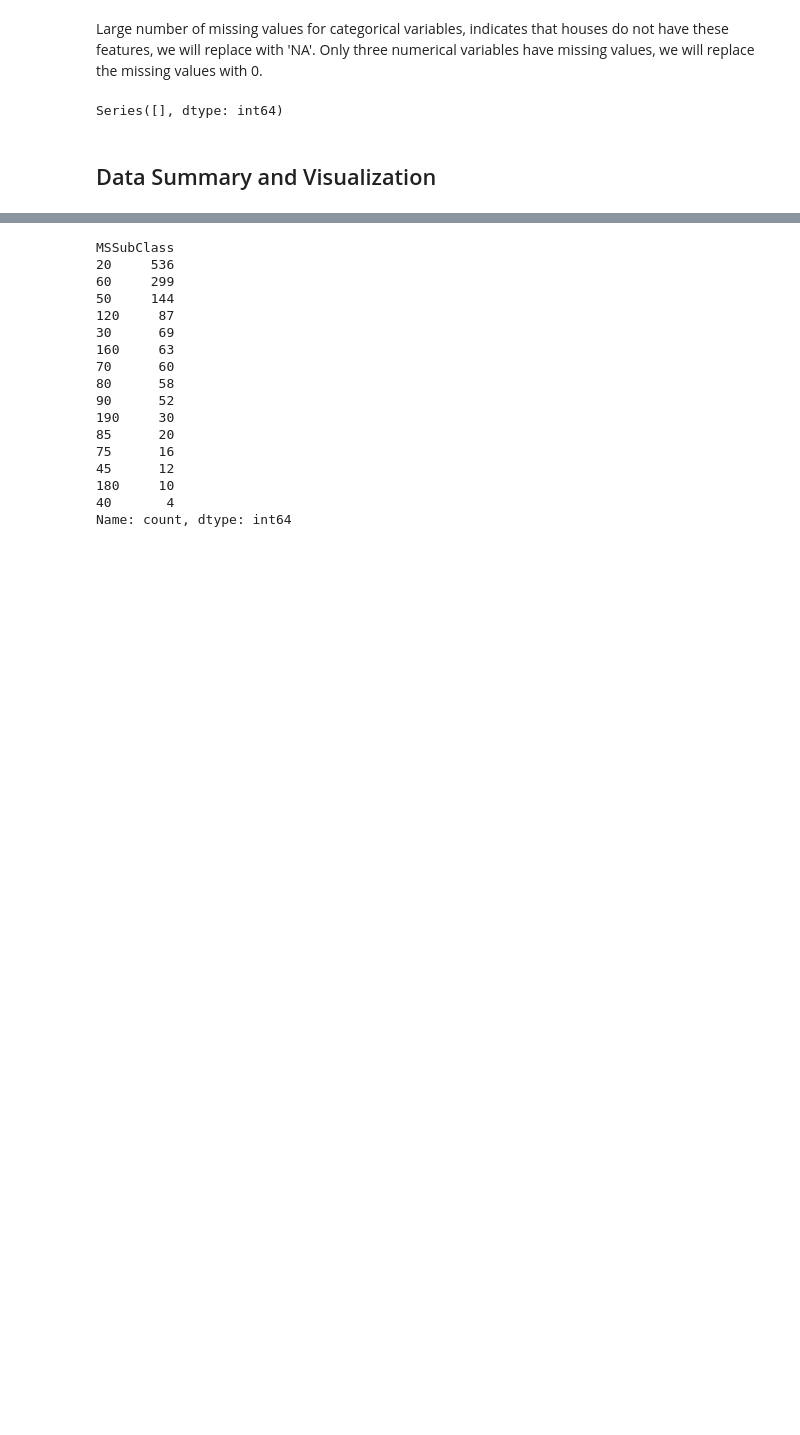
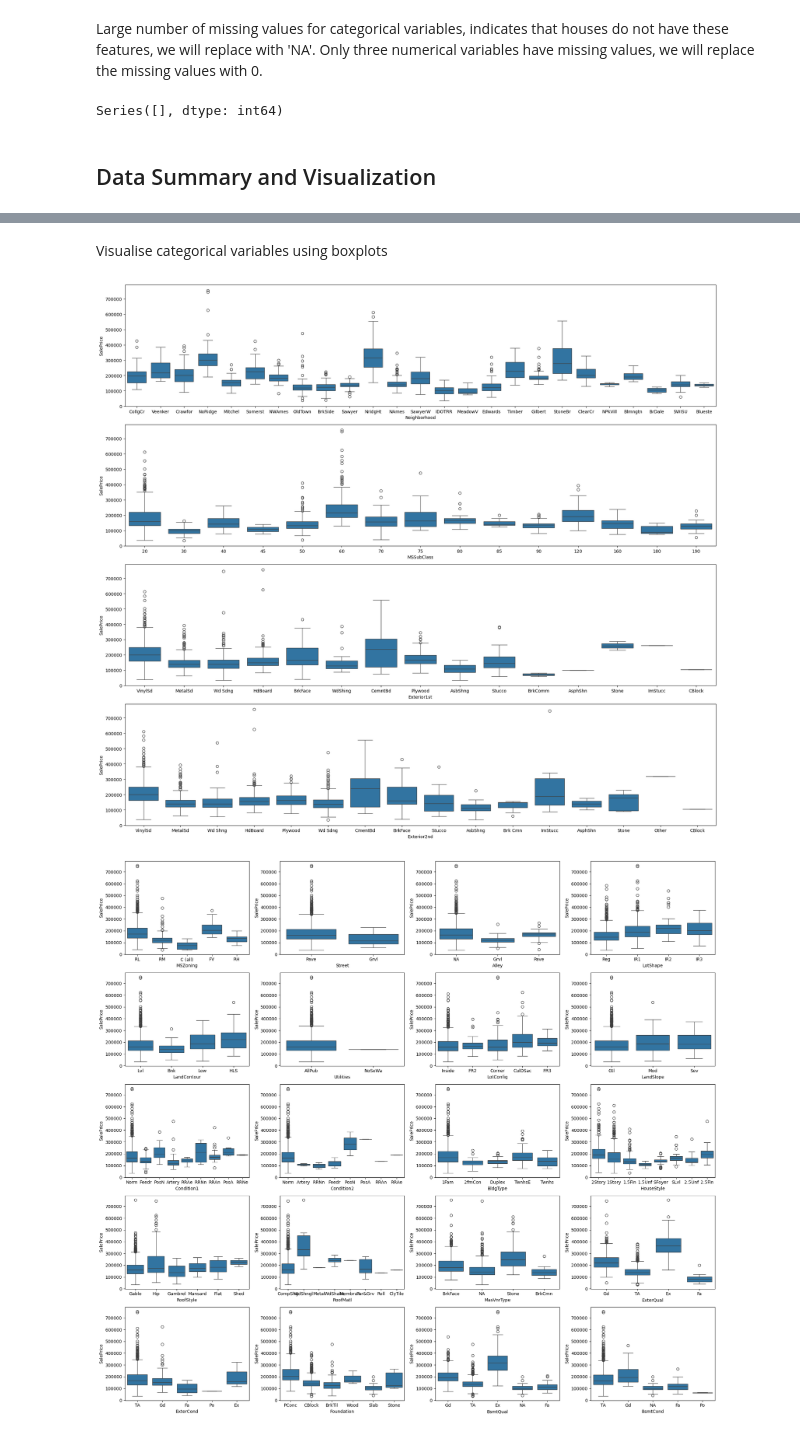
Before and after one commit to lrongyi/House-Prices, a Jupyter notebook: house_prices.ipynb, the cells around one changed output, grey strips where cells are left out. Drawn from its saved outputs; the diff is of its cells as text; code cells hidden in the pictures; blank space fills up the shorter version.

```diff
--- a/house_prices.ipynb
+++ b/house_prices.ipynb
@@ -144,23 +160,42 @@ summarise_data(train_df)
-# %%
-# MSSubClass should be a categorical variable
-train_df["MSSubClass"] = train_df["MSSubClass"].astype("object")
-
-train_df["MSSubClass"].value_counts()
-# %% [output]
-MSSubClass
-20     536
-60     299
-50     144
-120     87
-30      69
-160     63
-70      60
-80      58
-90      52
-190     30
-85      20
-75      16
-45      12
-180     10
-40       4
-Name: count, dtype: int64
+# %% [markdown]
+Visualise categorical variables using boxplots
+# %%
+# Select categorical features
+categorical_columns = train_df.select_dtypes(include=["object"]).columns
+
+# Drop columns with too many categories
+drop_columns = ["Neighborhood", "MSSubClass", "Exterior1st", "Exterior2nd"]
+
+
+
+# Create boxplots for all categorical features against SalePrice
+
+# Bigger plots for columns with many categories
+plt.figure(figsize=(20, 18))
+for index, feature in enumerate(train_df[drop_columns]):
+    plt.subplot(len(drop_columns), 1, index + 1)
+    sns.boxplot(x = train_df[feature], y = train_df['SalePrice'])
+
+plt.tight_layout()
+
+categorical_columns = categorical_columns.drop(drop_columns)
+plt.figure(figsize=(20, 18))
+
+for index, feature in enumerate(categorical_columns[:len(categorical_columns)//2]):
+    plt.subplot(5, 4, index + 1)
+    sns.boxplot(x = train_df[feature], y = train_df['SalePrice'])
+
+plt.tight_layout()
+
+plt.figure(figsize=(20, 18))
+
+for index, feature in enumerate(categorical_columns[len(categorical_columns)//2:]):
+    plt.subplot(5, 4, index + 1)
+    sns.boxplot(x = train_df[feature], y = train_df['SalePrice'])
+
+plt.tight_layout()
+
+plt.show()
+# %% [output]
+[figure, added]
+[figure, added]
```
Also changed, not shown: parts of 17 cells of this notebook.
